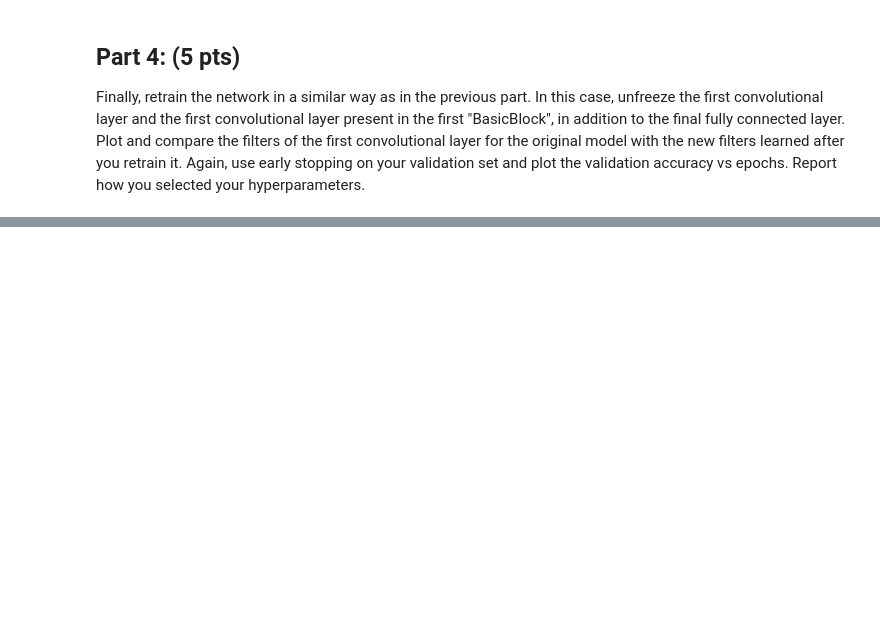
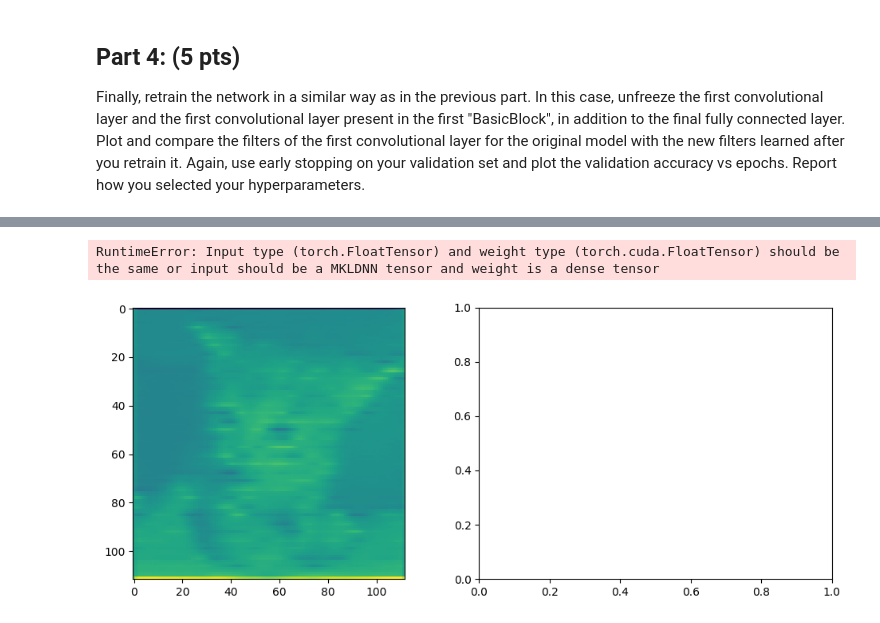
Before and after one commit to Jagardiner97/STAT-6685, a Jupyter notebook: HW4/src/transfer.ipynb, the cells around one changed output, grey strips where cells are left out. Cells and saved outputs as stored; diff of their text form; code cells hidden in the pictures; blank space fills up the shorter version.

Commit message:
finished first implementation

```diff
--- a/HW4/src/transfer.ipynb
+++ b/HW4/src/transfer.ipynb
@@ -300,0 +388,9 @@ Finally, retrain the network in a similar way as in the previous part. In this c
+# %%
+# Compare the filters of the first convolutional layer
+fig, axs = plt.subplots(1, 2, figsize=(10,4))
+fig.tight_layout(h_pad=1, w_pad=0)
+axs[0].imshow(before)
+axs[1].imshow(model_unfreeze.conv1(train_images[0].unsqueeze(0))[0, 10].detach())
+# %% [output]
+RuntimeError: Input type (torch.FloatTensor) and weight type (torch.cuda.FloatTensor) should be the same or input should be a MKLDNN tensor and weight is a dense tensor
+[figure, added]
```
Also changed, not shown: parts of 15 cells of this notebook, 1 other file.
